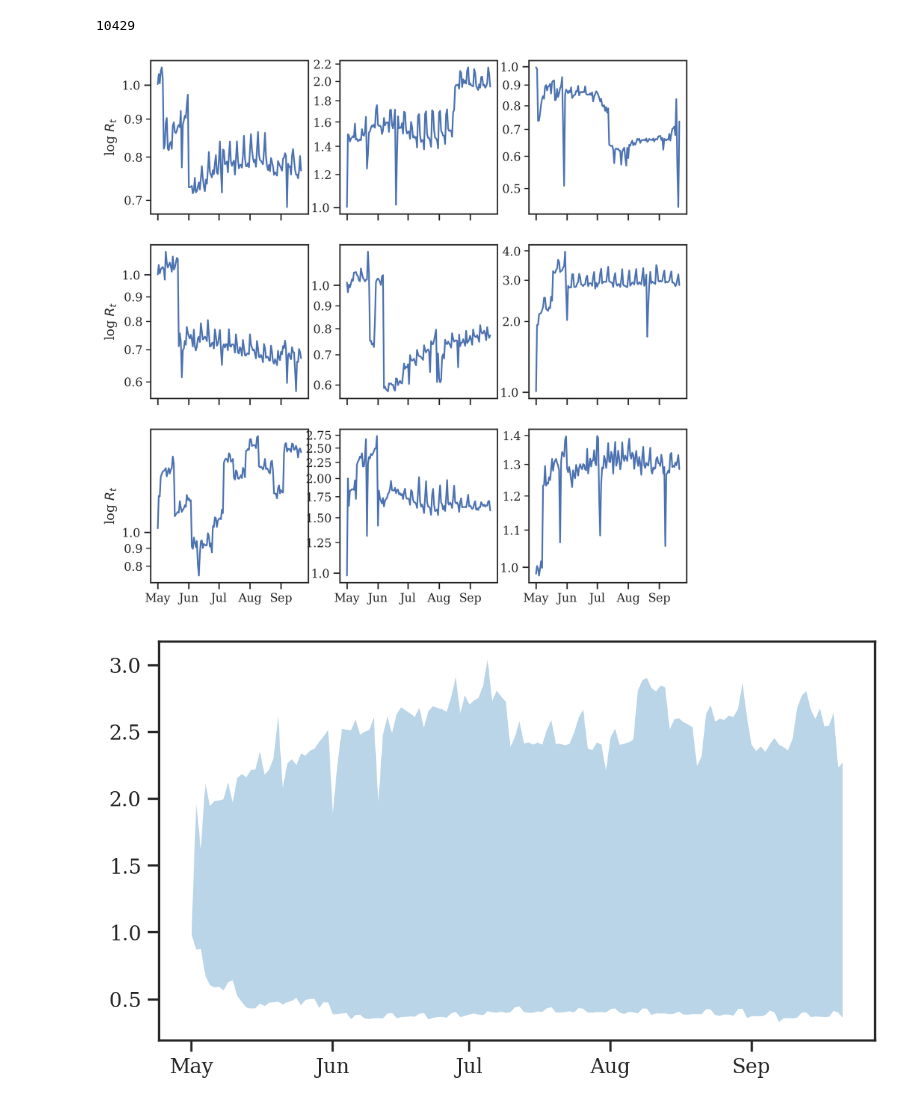
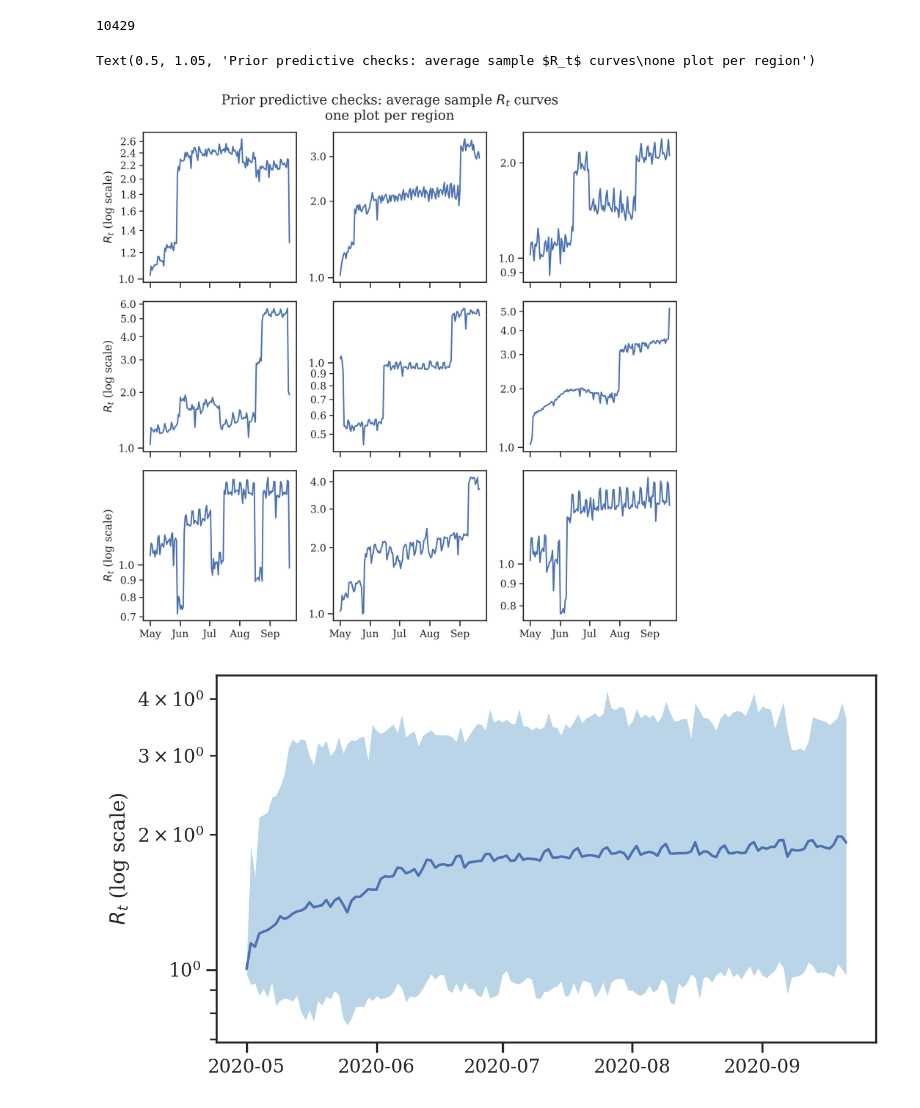
Before and after one commit to g-leech/masks_v_mandates, a Jupyter notebook: notebooks/prior_predictive_check.ipynb, the cells around one changed output. Cells and saved outputs as stored; diff of their text form; code cells hidden in the pictures.

```diff
--- a/notebooks/prior_predictive_check.ipynb
+++ b/notebooks/prior_predictive_check.ipynb
@@ -429,21 +438,15 @@ with pm.Model() as model:
 # %%
-import matplotlib.dates as mdates
-from matplotlib.ticker import FormatStrFormatter
-from random import randrange
-import matplotlib.ticker as mticker
-
-
-
 Ds = pd.date_range("2020-05-01", "2020-09-21", freq="D")
 
-f, (x, y, z) = plt.subplots(3, 3, figsize=(9,9), dpi=300, sharex=True)
+f, (x, y, z) = plt.subplots(3, 3, figsize=(9,8), dpi=300, sharex=True)
 
 
 def plot_r(i, ax, y=False):
     r = np.exp(np.nanmean(ppc_trace["ExpectedLogR"], axis=0))
     ax.plot(Ds, r[i,:])
     if y :
-        ax.set_ylabel("log $R_t$")
+        ax.set_ylabel("$R_t$ (log scale)")
+
     locator = mdates.MonthLocator()  # every month
     fmt = mdates.DateFormatter('%b')
 
@@ -451,39 +454,47 @@ def plot_r(i, ax, y=False):
     X.set_major_locator(locator)
     X.set_major_formatter(fmt)
     Y = plt.gca().yaxis
+
     ax.set_yscale("log")
     ax.yaxis.set_minor_formatter(mticker.ScalarFormatter())
     ax.yaxis.set_major_formatter(FormatStrFormatter('%.1f'))
 
 
+import random
+nums = random.sample(range(92), 9)
 
-plot_r(randrange(92), x[0], y=True)
-plot_r(randrange(92), x[1])
-plot_r(randrange(92), x[2])
-plot_r(randrange(92), y[0], y=True)
-plot_r(randrange(92), y[1])
-plot_r(randrange(92), y[2])
-plot_r(randrange(92), z[0], y=True)
-plot_r(randrange(92), z[1])
-plot_r(randrange(92), z[2])
+plot_r(nums[0], x[0], y=True)
+plot_r(nums[1], y[0], y=True)
+plot_r(nums[2], z[0], y=True)
 
-#plt.suptitle("Prior predictive checks: sample $R_t$ curves")
+plot_r(nums[3], x[1])
+plot_r(nums[4], x[2])
+plot_r(nums[5], y[1])
+plot_r(nums[6], y[2])
+plot_r(nums[7], z[1])
+plot_r(nums[8], z[2])
+
+plt.tight_layout()
+plt.suptitle("Prior predictive checks: average sample $R_t$ curves\none plot per region", y=1.05)
 # %% [output]
+Text(0.5, 1.05, 'Prior predictive checks: average sample $R_t$ curves\none plot per region')
-[figure, old version]
+[figure, new version]
 # %%
 plt.subplots(figsize=(7,4), dpi=200)
 r = np.exp(np.nanmean(ppc_trace["ExpectedLogR"], axis=0))
-#plt.plot(Ds, r[i,:])
+plt.plot(Ds, np.mean(r, axis=0))
 l = np.percentile(r, 2.5, axis=0)
 u = np.percentile(r, 97.5, axis=0)
 plt.fill_between(Ds, l, u, alpha=0.3, color="tab:blue", linewidth=0)
+plt.yscale("log")
+plt.ylabel("$R_t$ (log scale)")
 
-X = plt.gca().xaxis
-X.set_major_locator(locator)
-X.set_major_formatter(fmt)
+# X = plt.gca().xaxis
+# X.set_major_locator(locator)
+# X.set_major_formatter(fmt)
 plt.show()
 # %% [output]
-[figure, old version]
+[figure, new version]
 # %%
 np.nanmean(ppc_trace["GI_mean"], axis=0), \
 np.nanmean(ppc_trace["GI_sd"], axis=0)
```
Also changed, not shown: parts of 5 cells of this notebook, 3 other files.
